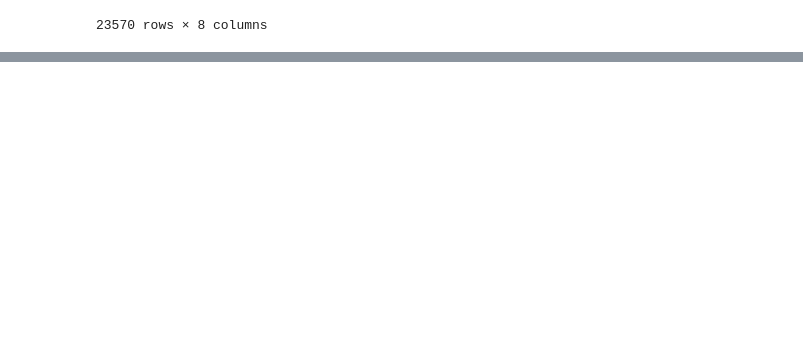
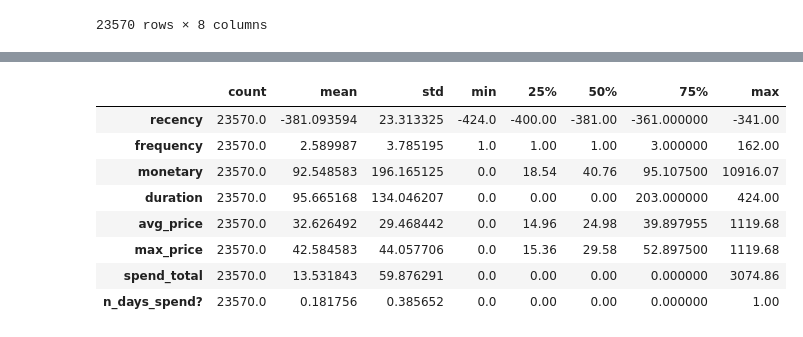
Before and after one commit to kymayodeji/marketing, a Jupyter notebook: eda.ipynb, the cells around one changed output, grey strips where cells are left out. Drawn from its saved outputs; the diff is of its cells as text; code cells hidden in the pictures; blank space fills up the shorter version.

```diff
--- a/eda.ipynb
+++ b/eda.ipynb
@@ -299,0 +304,13 @@ ml_dataset_df
+# %%
+# 4.1 Numerical Summary Statistics
+ml_dataset_df.describe().T
+# %% [output]
+|  | count | mean | std | min | 25% | 50% | 75% | max |
+| recency | 23570.0 | -381.093594 | 23.313325 | -424.0 | -400.00 | -381.00 | -361.000000 | -341.00 |
+| frequency | 23570.0 | 2.589987 | 3.785195 | 1.0 | 1.00 | 1.00 | 3.000000 | 162.00 |
+| monetary | 23570.0 | 92.548583 | 196.165125 | 0.0 | 18.54 | 40.76 | 95.107500 | 10916.07 |
+| duration | 23570.0 | 95.665168 | 134.046207 | 0.0 | 0.00 | 0.00 | 203.000000 | 424.00 |
+| avg_price | 23570.0 | 32.626492 | 29.468442 | 0.0 | 14.96 | 24.98 | 39.897955 | 1119.68 |
+| max_price | 23570.0 | 42.584583 | 44.057706 | 0.0 | 15.36 | 29.58 | 52.897500 | 1119.68 |
+| spend_total | 23570.0 | 13.531843 | 59.876291 | 0.0 | 0.00 | 0.00 | 0.000000 | 3074.86 |
+| n_days_spend? | 23570.0 | 0.181756 | 0.385652 | 0.0 | 0.00 | 0.00 | 0.000000 | 1.00 |
```
Also changed, not shown: parts of 5 cells of this notebook.
